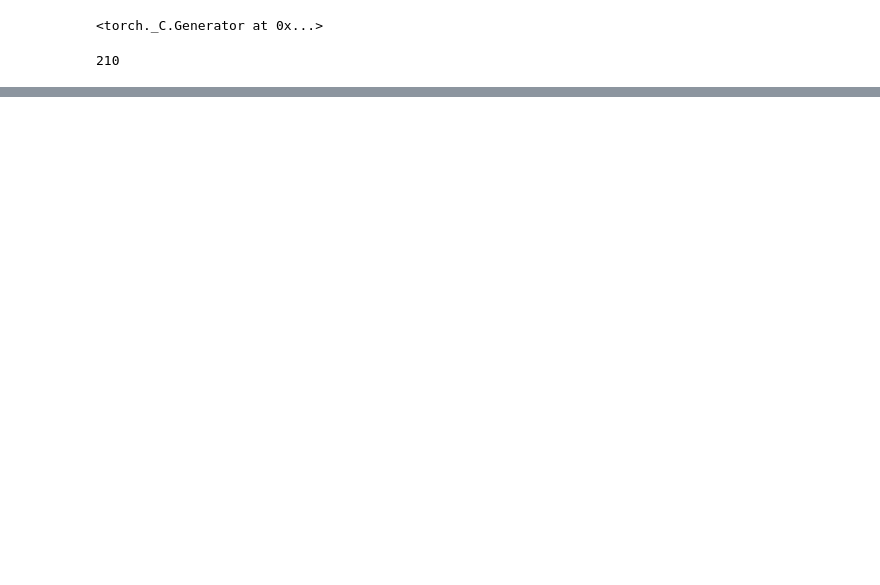
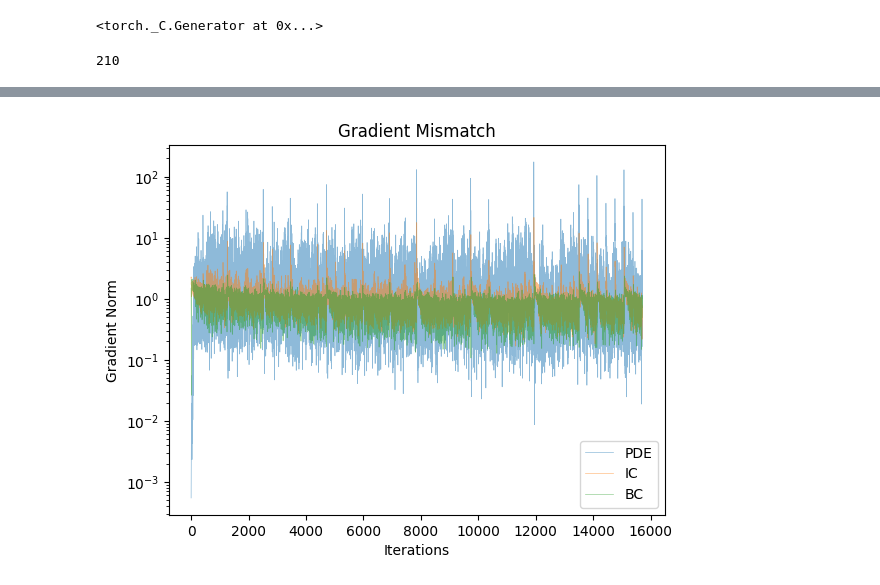
Before and after one commit to Mafaz03/Deep-Learning-in-Mechanics, a Jupyter notebook: Youngs_modulus.ipynb, the cells around one changed output, grey strips where cells are left out. Saved outputs shown, nothing was run; the diff lists cells and outputs as text; code cells hidden in the pictures; blank space fills up the shorter version.

Commit message:
bugs fixed and gradients tracking

```diff
--- a/Youngs_modulus.ipynb
+++ b/Youngs_modulus.ipynb
@@ -165,6 +157,6 @@ def get_interior_residual(u_model, E_model, points):
     interior_residual = u_tt - torch.autograd.grad((E * u_t.unsqueeze(1)).sum(), points, create_graph=True)[0][:, 0]
     return interior_residual
 
-interior_data = get_interior(sobol_engine, 10)
+interior_data = get_interior(next(iter(train_dataloader)))
 get_interior_residual(u_predictor_model, E_predictor_model, interior_data)
 # %% [output]
@@ -184,7 +179,6 @@ def get_IC_residue(u_model, u_0, v_0, points):
 
     return ic_1_residue, ic_2_residue
 
-IC_data = get_initial(sobol_engine, 10) # u, u_t (exact at t = 0)
-
+IC_data = get_initial(next(iter(train_dataloader))) # u, u_t (exact at t = 0)
 get_IC_residue(u_predictor_model, u_0, v_0, IC_data)
 # %% [output]
@@ -211,8 +202,7 @@ get_IC_residue(u_predictor_model, u_0, v_0, IC_data)
 # %%
 def get_BC_residue(u_model, points):
-    return u_model(BC_data[0]),  u_model(BC_data[1])
+    return u_model(points[0]),  u_model(points[1])
 
-BC_data = get_BC(sobol_engine, 10) # t at u = 0 and t at u = L
-
+BC_data = get_BC(next(iter(train_dataloader))) # t at u = 0 and t at u = L
 get_BC_residue(u_predictor_model, BC_data)
 # %% [output]
@@ -239 +226,22 @@ get_BC_residue(u_predictor_model, BC_data)
+# %%
+def grad_norm(loss, models):
+    if not isinstance(models, list):
+        models = [models]
+
+    params = []
+    for m in models:
+        params += list(m.parameters())
+
+    grads = torch.autograd.grad(
+        loss,
+        params,
+        retain_graph=True,
+        allow_unused=True
+    )
+
+    norm = 0.0
+    for g in grads:
+        if g is not None:
+            norm += torch.sum(g**2)
+    return torch.sqrt(norm)
 # %%
@@ -281 +368,14 @@ for epoch in range(1000):
+# %%
+plt.plot(grad_tracker["pde"], label="PDE", alpha = 0.5, linewidth=0.5)
+plt.plot(grad_tracker["ic"], label="IC", alpha = 0.5, linewidth=0.5)
+plt.plot(grad_tracker["bc"], label="BC", alpha = 0.5, linewidth=0.5)
+
+plt.yscale("log")
+plt.legend()
+plt.title("Gradient Mismatch")
+plt.xlabel("Iterations")
+plt.ylabel("Gradient Norm")
+plt.show()
+# %% [output]
+[figure, added]
 # %%
```
Also changed, not shown: parts of 12 cells of this notebook.
